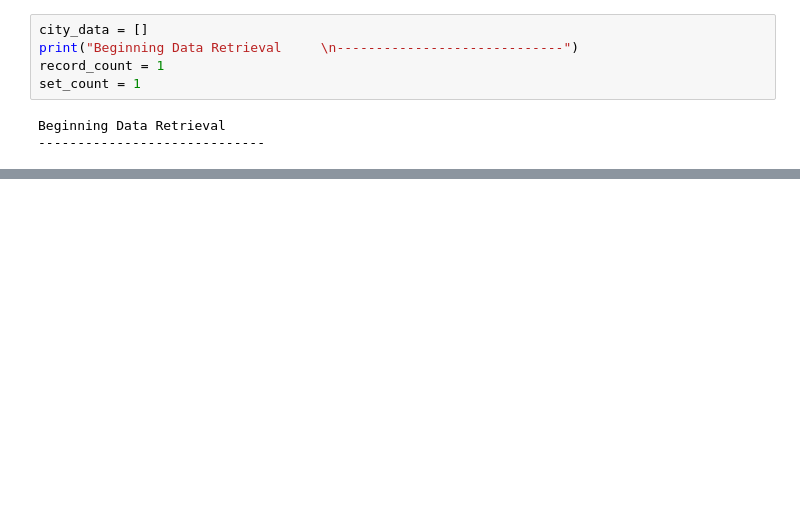
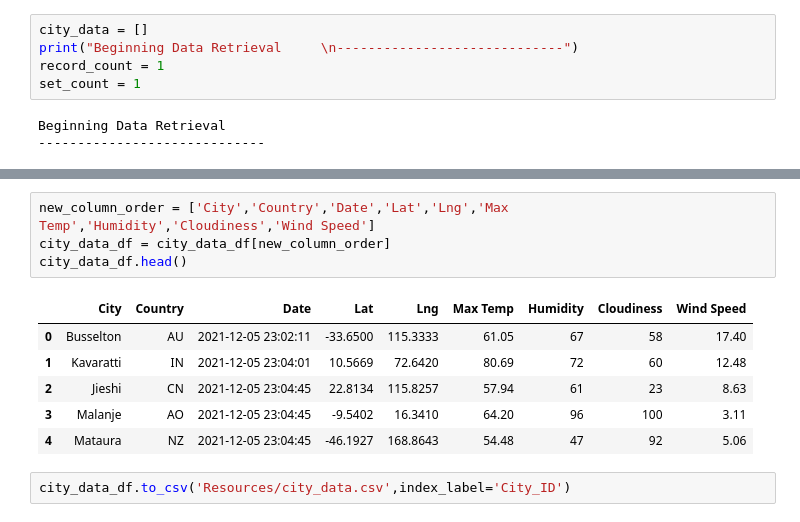
Before and after one commit to taherrin92/World_Weather_Analysis, a Jupyter notebook: WeatherPy.ipynb, the cells around one changed output, grey strips where cells are left out. Drawn from its saved outputs; the diff is of its cells as text; blank space fills up the shorter version.

```diff
--- a/WeatherPy.ipynb
+++ b/WeatherPy.ipynb
@@ -162,0 +199,13 @@ len(city_data)
+# %%
+new_column_order = ['City','Country','Date','Lat','Lng','Max Temp','Humidity','Cloudiness','Wind Speed']
+city_data_df = city_data_df[new_column_order]
+city_data_df.head()
+# %% [output]
+|  | City | Country | Date | Lat | Lng | Max Temp | Humidity | Cloudiness | Wind Speed |
+| 0 | Busselton | AU | 2021-12-05 23:02:11 | -33.6500 | 115.3333 | 61.05 | 67 | 58 | 17.40 |
+| 1 | Kavaratti | IN | 2021-12-05 23:04:01 | 10.5669 | 72.6420 | 80.69 | 72 | 60 | 12.48 |
+| 2 | Jieshi | CN | 2021-12-05 23:04:45 | 22.8134 | 115.8257 | 57.94 | 61 | 23 | 8.63 |
+| 3 | Malanje | AO | 2021-12-05 23:04:45 | -9.5402 | 16.3410 | 64.20 | 96 | 100 | 3.11 |
+| 4 | Mataura | NZ | 2021-12-05 23:04:45 | -46.1927 | 168.8643 | 54.48 | 47 | 92 | 5.06 |
+# %%
+city_data_df.to_csv('Resources/city_data.csv',index_label='City_ID')
```
Also changed, not shown: parts of 9 cells of this notebook, 1 other file.
